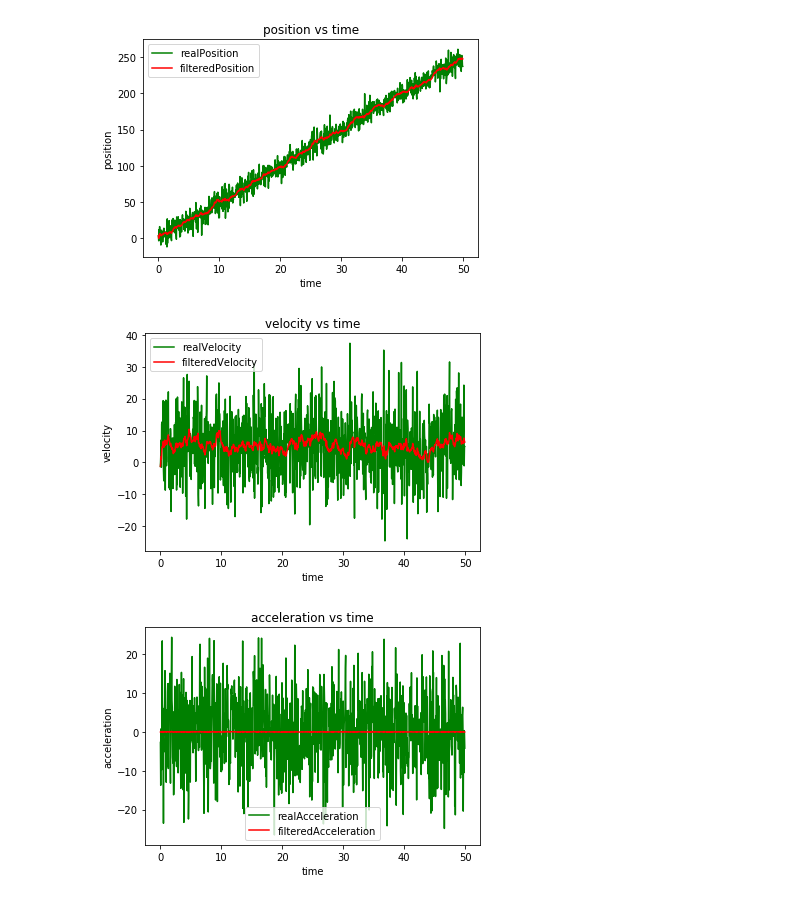
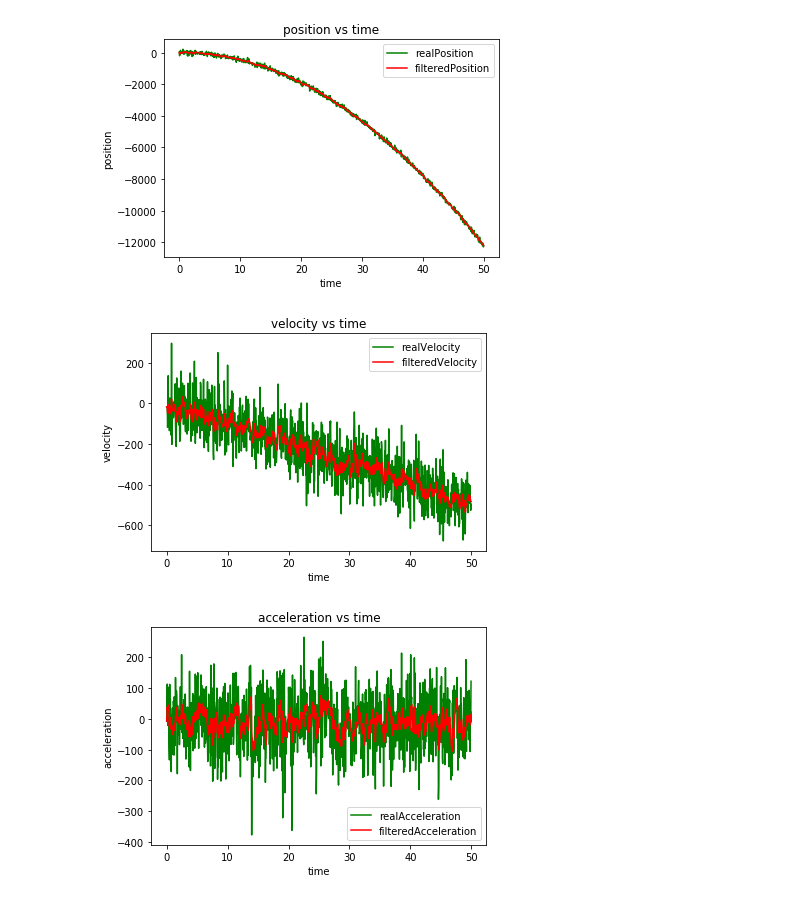
Before and after one commit to NIU-CEET-2018/Coms-Project, a Jupyter notebook: Physics_Filter DEMO.ipynb, the cells around one changed output. Cells and saved outputs as stored; diff of their text form; code cells hidden in the pictures.

```diff
--- a/Physics_Filter DEMO.ipynb
+++ b/Physics_Filter DEMO.ipynb
@@ -20,10 +20,10 @@ import random
 initialPosition = 0
 initialVelocity = 5
 MatrixSize      = 1000
-whiteNoiseSTDev = 9
+whiteNoiseSTDev = 90
 deltaT          = 0.05
 
-stateTransition = numpy.array(([1,deltaT,0],[0,1,0],[0,0,0]))
+stateTransition = numpy.array(([1,deltaT,0.5*deltaT**2],[0,1,deltaT],[0,0,1]))
 
 def main():
 
@@ -127,7 +127,7 @@ def whiteNoiseGenerator(std, matrixSize):
 def canonSimulator(initialPos, initialVel, deltaT, matrixSize, stateTransition):
 
     measuredState       = numpy.zeros((matrixSize,3))
-    initialAcceleration = 0
+    initialAcceleration = -9.98
     initialState        = [initialPos, initialVel, initialAcceleration]
     measuredState[0]    = initialState
 
@@ -170,7 +170,7 @@ class Physics_Filter(object):
         randomVelocity     = numpy.random.randint(min(staticVelocityData), max(staticVelocityData), size=(len(staticVelocityData),3))
         randomAcceleration = numpy.random.randint(min(staticAccelerationData), max(staticAccelerationData), size=(len(staticAccelerationData),3))
 
-        self.processNoise = 0.005*self.measurementNoise
+        self.processNoise = 0.05*self.measurementNoise
 
     def KalmanFilterxvaDEMO(self, measuredState, deltaT, stateTransition):
 
@@ -186,33 +186,34 @@ class Physics_Filter(object):
         self.stateTransition      = stateTransition
         self.predictedState       = numpy.dot(self.stateTransition,self.priorState)
         self.predictedStateMatrix = numpy.dot(numpy.dot(self.stateTransition,self.priorStateMatrix),self.stateTransition.T) + self.processNoise
 
     def update(self, measuredState):
 
         scalingFactor         = self.predictedStateMatrix + self.measurementNoise
+
         self.KalmanGain       = numpy.dot(self.predictedStateMatrix,numpy.linalg.inv(scalingFactor))
         self.priorState       = self.predictedState + numpy.dot(self.KalmanGain,numpy.subtract(measuredState,self.predictedState))
         self.priorStateMatrix = numpy.subtract(self.predictedStateMatrix,numpy.dot(self.KalmanGain,self.predictedStateMatrix))
 
         return self.priorState
 
 
     def getCovarxva(self, positionData, velocityData, accelerationData):
 
         positionVar      = numpy.var(positionData)
         velocityVar      = numpy.var(velocityData)
         accelerationVar  = numpy.var(accelerationData)
 
         covarMatrix      = numpy.zeros((3,3))
         covarMatrix[0,0] = positionVar
         covarMatrix[1,1] = velocityVar
         covarMatrix[2,2] = accelerationVar
 
         return covarMatrix
 
 if __name__ == "__main__":
     main()
 # %% [output]
-[figure, old version]
+[figure, new version]
-[figure, old version]
+[figure, new version]
-[figure, old version]
+[figure, new version]
```
Also changed, not shown: 3 other files.
